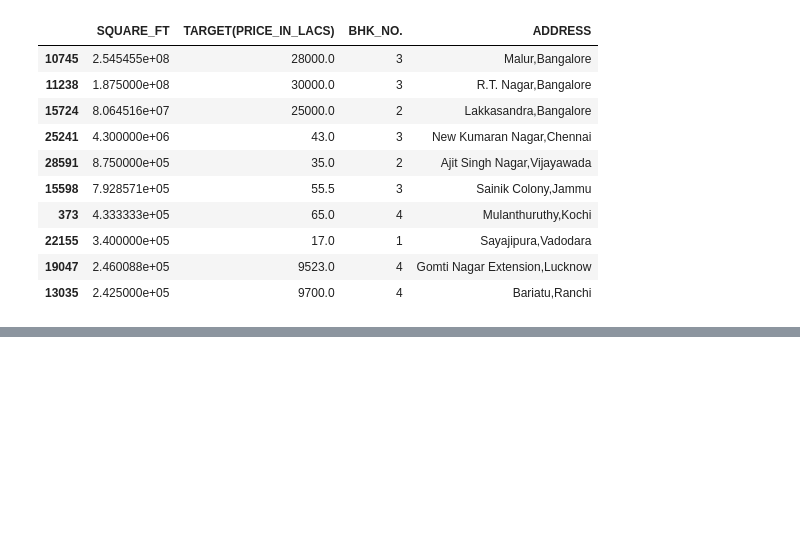
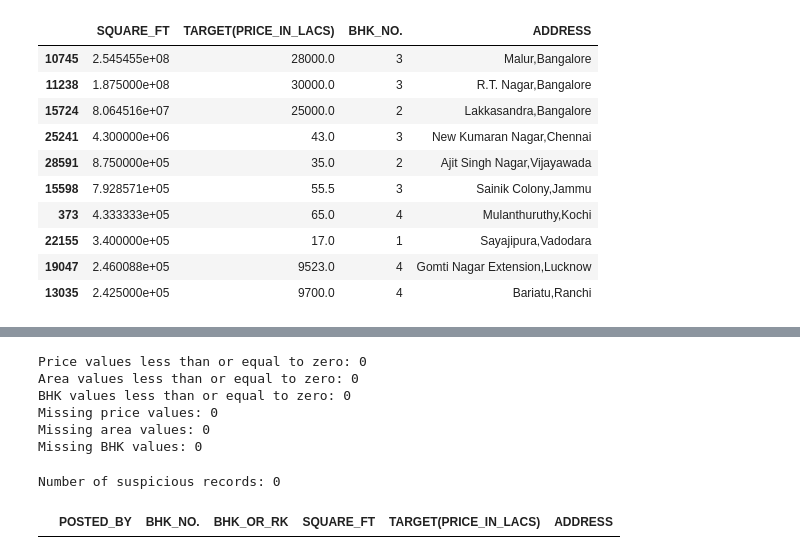
Before and after one commit to Naitikdani06/real-estate-intelligence, a Jupyter notebook: notebooks/02_data_cleaning.ipynb, the cells around one changed output, grey strips where cells are left out. Cells and saved outputs as stored; diff of their text form; code cells hidden in the pictures; blank space fills up the shorter version.

```diff
--- a/notebooks/02_data_cleaning.ipynb
+++ b/notebooks/02_data_cleaning.ipynb
@@ -155,0 +217,50 @@ Records with the 10 largest reported areas:
+# %%
+
+price_column = "TARGET(PRICE_IN_LACS)"
+area_column = "SQUARE_FT"
+bhk_column = "BHK_NO."
+
+print("Price values less than or equal to zero:",
+      (df[price_column] <= 0).sum())
+
+print("Area values less than or equal to zero:",
+      (df[area_column] <= 0).sum())
+
+print("BHK values less than or equal to zero:",
+      (df[bhk_column] <= 0).sum())
+
+print("Missing price values:",
+      df[price_column].isna().sum())
+
+print("Missing area values:",
+      df[area_column].isna().sum())
+
+print("Missing BHK values:",
+      df[bhk_column].isna().sum())
+# %% [output]
+Price values less than or equal to zero: 0
+Area values less than or equal to zero: 0
+BHK values less than or equal to zero: 0
+Missing price values: 0
+Missing area values: 0
+Missing BHK values: 0
+# %%
+
+suspicious_mask = (
+    (df[price_column] <= 0)
+    | (df[area_column] <= 0)
+    | (df[bhk_column] <= 0)
+)
+
+suspicious_records = df.loc[suspicious_mask]
+
+print("Number of suspicious records:",
+      len(suspicious_records))
+
+suspicious_records[
+    ["POSTED_BY", bhk_column, "BHK_OR_RK",
+     area_column, price_column, "ADDRESS"]
+].head(20)
+# %% [output]
+Number of suspicious records: 0
+|  | POSTED_BY | BHK_NO. | BHK_OR_RK | SQUARE_FT | TARGET(PRICE_IN_LACS) | ADDRESS |
```
Also changed, not shown: parts of 6 cells of this notebook.
